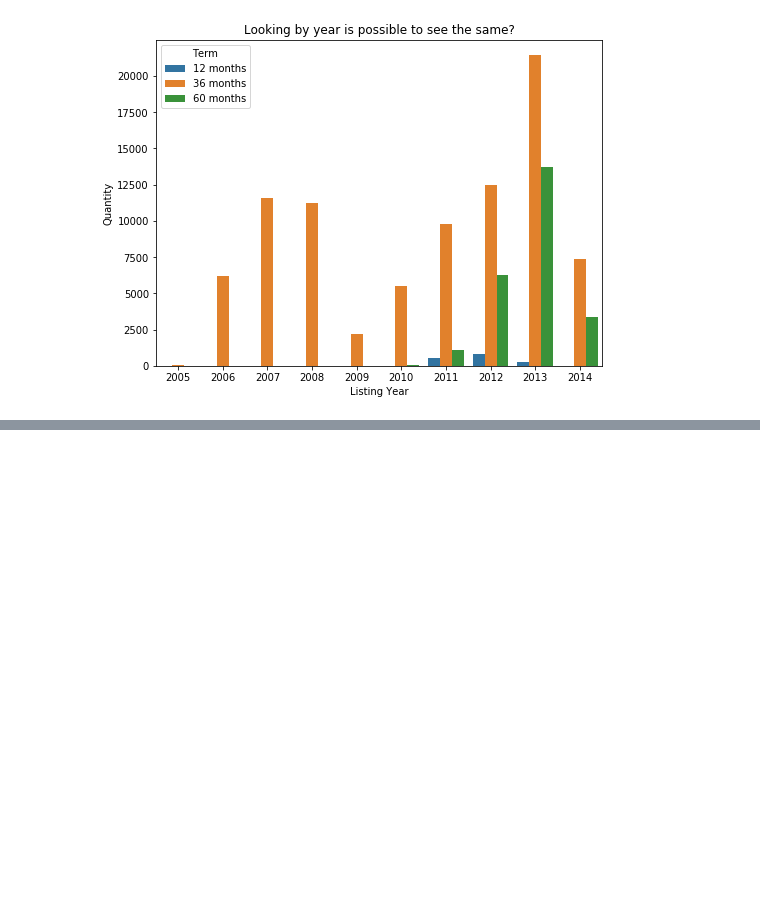
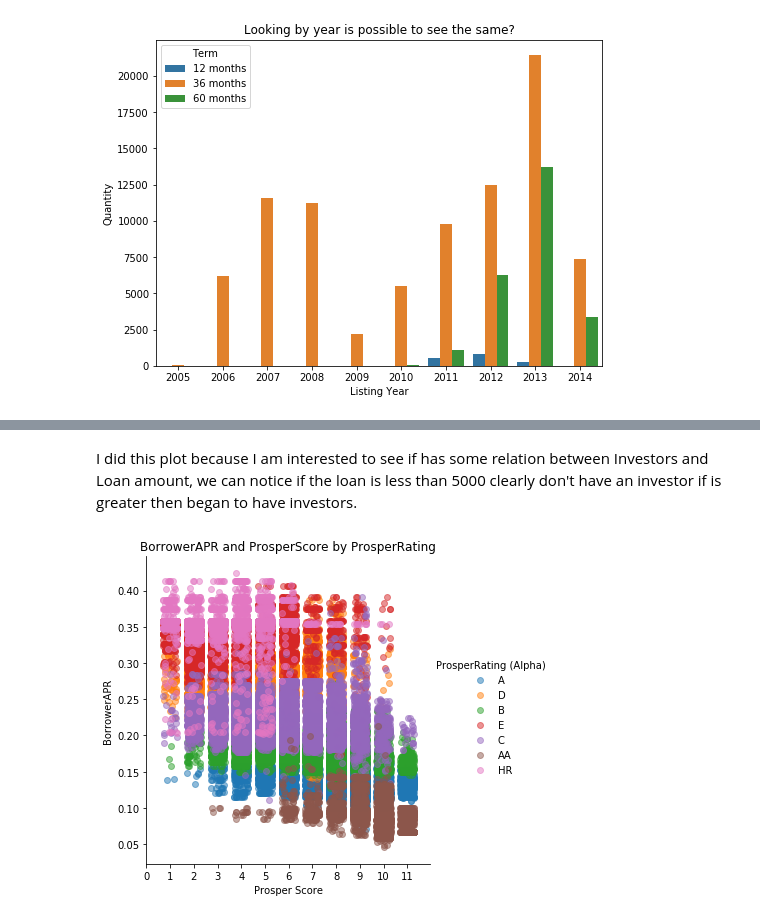
Before and after one commit to Phomint/Udacity_DataAnalysis, a Jupyter notebook: Projects/Project_5/exploration_template.ipynb, the cells around one changed output, grey strips where cells are left out. Cells and saved outputs as stored; diff of their text form; code cells hidden in the pictures; blank space fills up the shorter version.

```diff
--- a/Projects/Project_5/exploration_template.ipynb
+++ b/Projects/Project_5/exploration_template.ipynb
@@ -135,0 +167,9 @@ plt.title('');
+# %% [markdown]
+I did this plot because I am interested to see if has some relation between Investors and Loan amount, we can notice if the loan is less than 5000 clearly don't have an investor if is greater then began to have investors.
+# %%
+sb.lmplot(data=df, x='ProsperScore', y='BorrowerAPR', hue='ProsperRating (Alpha)', fit_reg=False, x_jitter=0.3, scatter_kws={'alpha': 1/2}, )
+plt.title('BorrowerAPR and ProsperScore by ProsperRating')
+plt.xticks(np.arange(0, 12, 1))
+plt.xlabel('Prosper Score');
+# %% [output]
+[figure, added]
```
Also changed, not shown: parts of 10 cells of this notebook.
